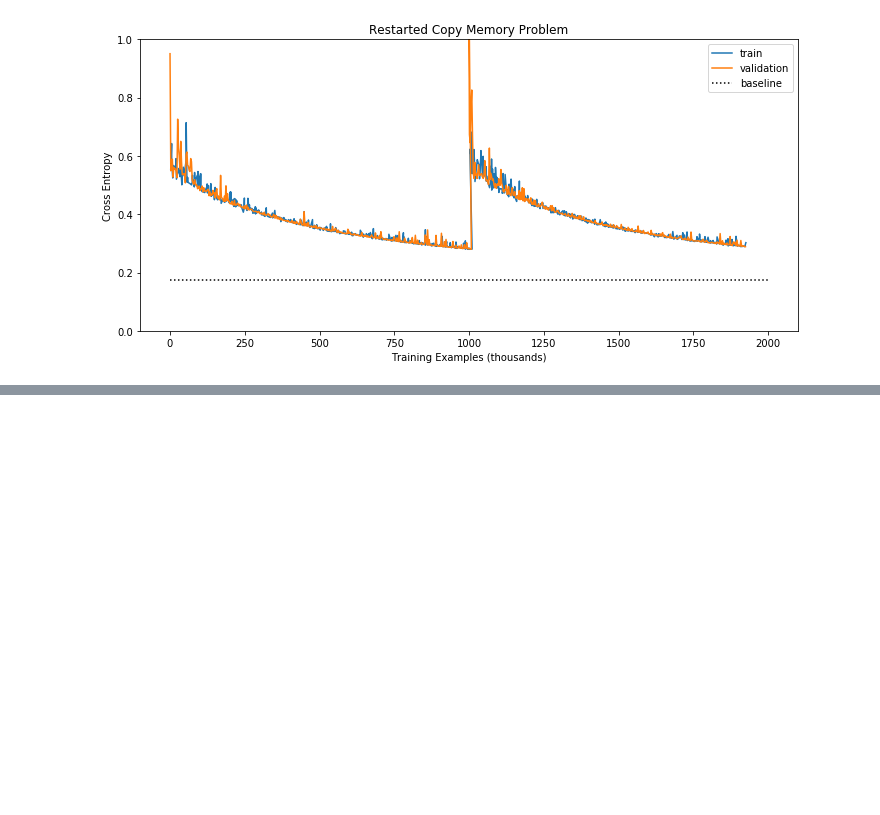
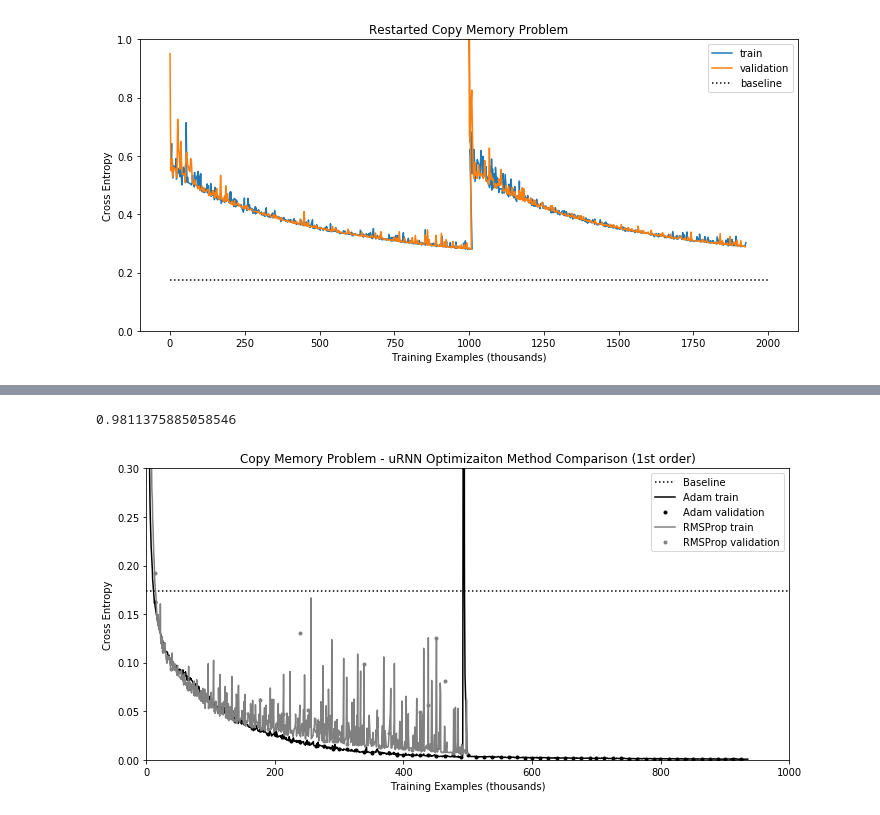
Before and after one commit to heidimhurst/oxdiss, a Jupyter notebook: processing/aug6-figs.ipynb, the cells around one changed output, grey strips where cells are left out. Drawn from its saved outputs; the diff is of its cells as text; code cells hidden in the pictures; blank space fills up the shorter version.

```diff
--- a/processing/aug6-figs.ipynb
+++ b/processing/aug6-figs.ipynb
@@ -63,0 +93,38 @@ array([   0.        ,   40.81632653,   81.63265306,  122.44897959,
+# %%
+(simplernn_tr.iloc[-1,0] - simplernn_tr.iloc[0,0])/len(simplernn_tr)
+# %% [output]
+0.9811375885058546
+# %%
+rms_tr = pd.read_csv(folder+"rmsprop-nitro-cm_urnn_08_07_3_train-tag-total_loss.csv")
+rms_e = pd.read_csv(folder+"rmsprop-nitro-cm_urnn_08_07_3_eval-tag-total_loss.csv")
+
+adam_tr = pd.read_csv(folder+"adam-nitro-cm_urnn_08_07_5_train-tag-total_loss.csv")
+adam_e = pd.read_csv(folder+"adam-nitro-cm_urnn_08_07_5_eval-tag-total_loss.csv")
+# %%
+plt.figure(figsize=(10,5))
+plt.plot(np.linspace(0,len(adam_tr)), [10*np.log(8)/120]*50, ':', color="black", label="Baseline")
+
+# adam
+plt.plot(adam_tr.Step*128/1000, adam_tr.Value, color="black", label="Adam train")
+plt.plot(adam_e.Step*128/1000, adam_e.Value, '.', color="black",label="Adam validation")
+
+# rmsprop
+plt.plot(rms_tr.Step*128/1000, rms_tr.Value, color="gray", label="RMSProp train")
+plt.plot(rms_e.Step*128/1000, rms_e.Value, '.', color="gray",label="RMSProp validation")
+
+
+plt.title("Copy Memory Problem - uRNN Optimizaiton Method Comparison (1st order)")
+plt.ylabel("Cross Entropy")
+plt.xlabel("Training Examples (thousands)")
+plt.legend()
+
+plt.ylim([0,0.3])
+plt.xlim([0,1000])
+
+plt.tight_layout()
+
+plt.savefig(folder+"cm_comparison_methods.png", dpi=300)
+
+plt.show()
+# %% [output]
+[figure, added]
```
Also changed, not shown: parts of 5 cells of this notebook, 2 other files.
